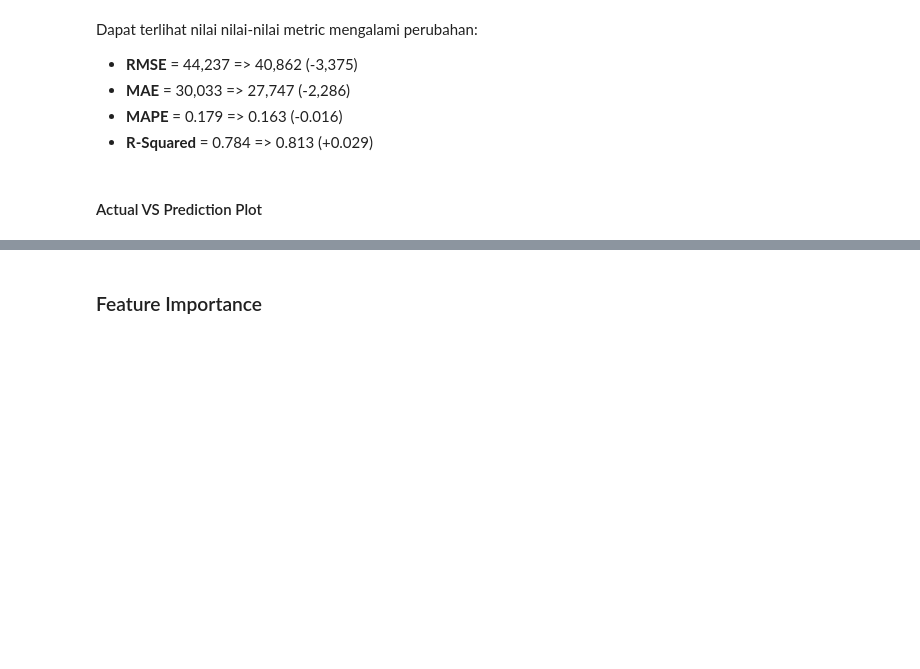
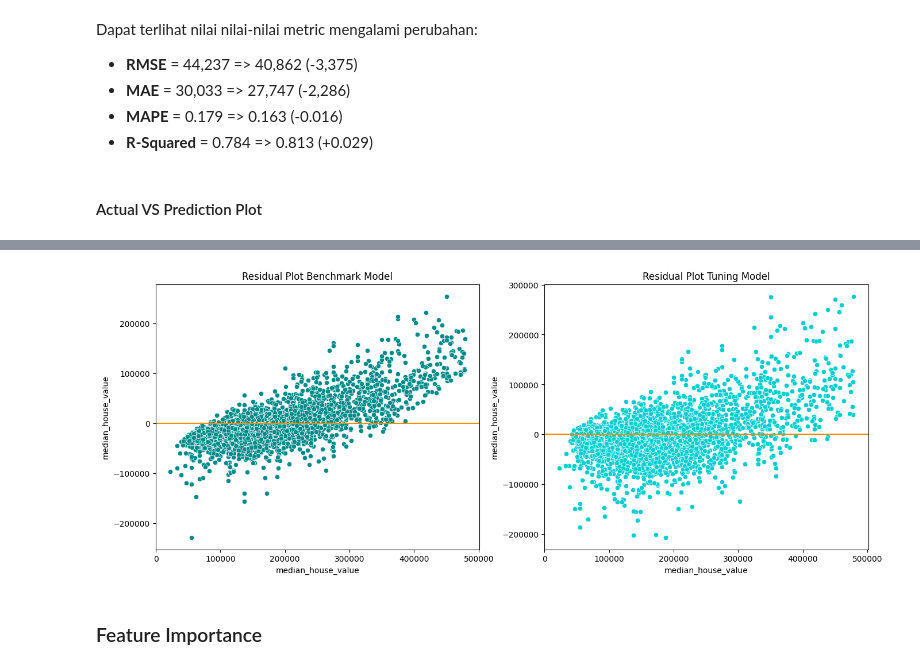
Before and after one commit to alifsyz/JCDS2504-Capstone_3, a Jupyter notebook: Capstone 3.ipynb, the cells around one changed output, grey strips where cells are left out. Cells and saved outputs as stored; diff of their text form; code cells hidden in the pictures; blank space fills up the shorter version.

```diff
--- a/Capstone 3.ipynb
+++ b/Capstone 3.ipynb
@@ -979,3 +1039,20 @@ plt.show()
+# %%
+residual_bench = y_test-y_pred
+residual_tuned = y_test-y_pred_untuned
+
+plt.figure(figsize=(16,6))
+plt.subplot(1,2,1)
+sns.scatterplot(x=y_test,y=residual_bench,color='darkcyan')
+plt.axhline(y = 0,color='darkorange')
+plt.title('Residual Plot Benchmark Model')
+
+plt.subplot(1,2,2)
+sns.scatterplot(x=y_test,y=residual_tuned,color='darkturquoise')
+plt.axhline(y = 0,color='darkorange')
+plt.title('Residual Plot Tuning Model')
+plt.show()
+# %% [output]
+[figure, added]
 # %% [markdown]
 ### Feature Importance
 # %% [markdown]
```
Also changed, not shown: parts of 33 cells of this notebook, 1 other file.
